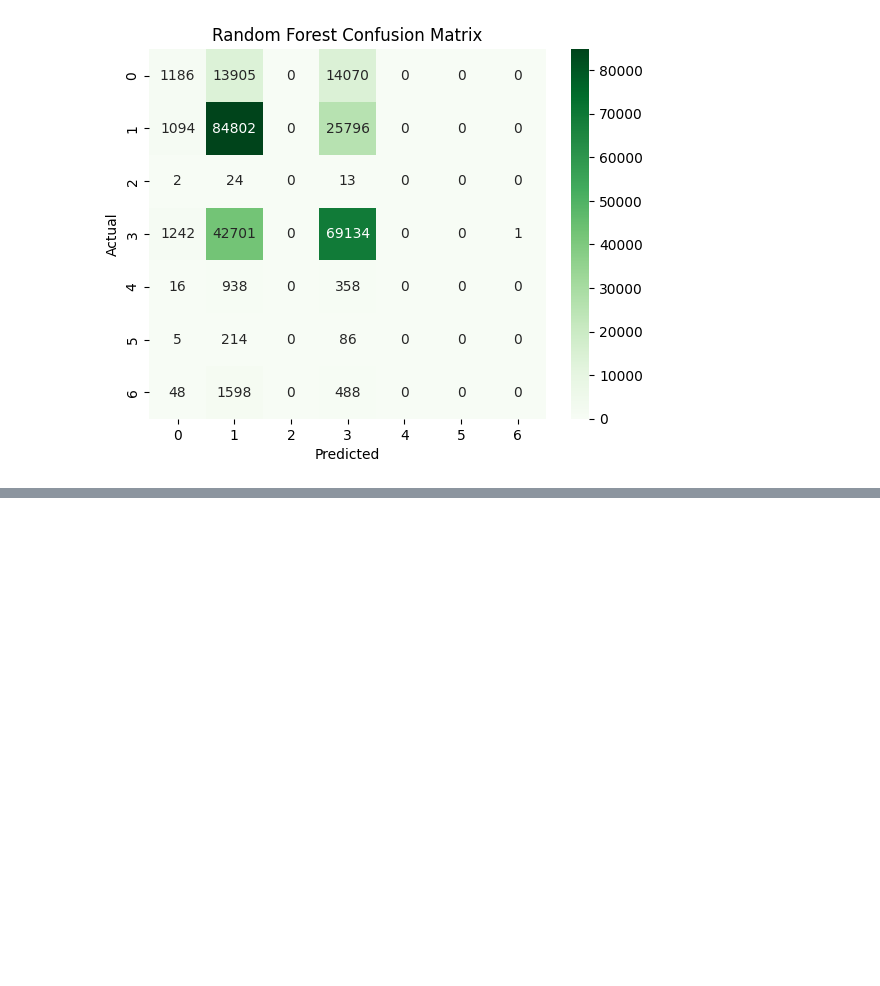
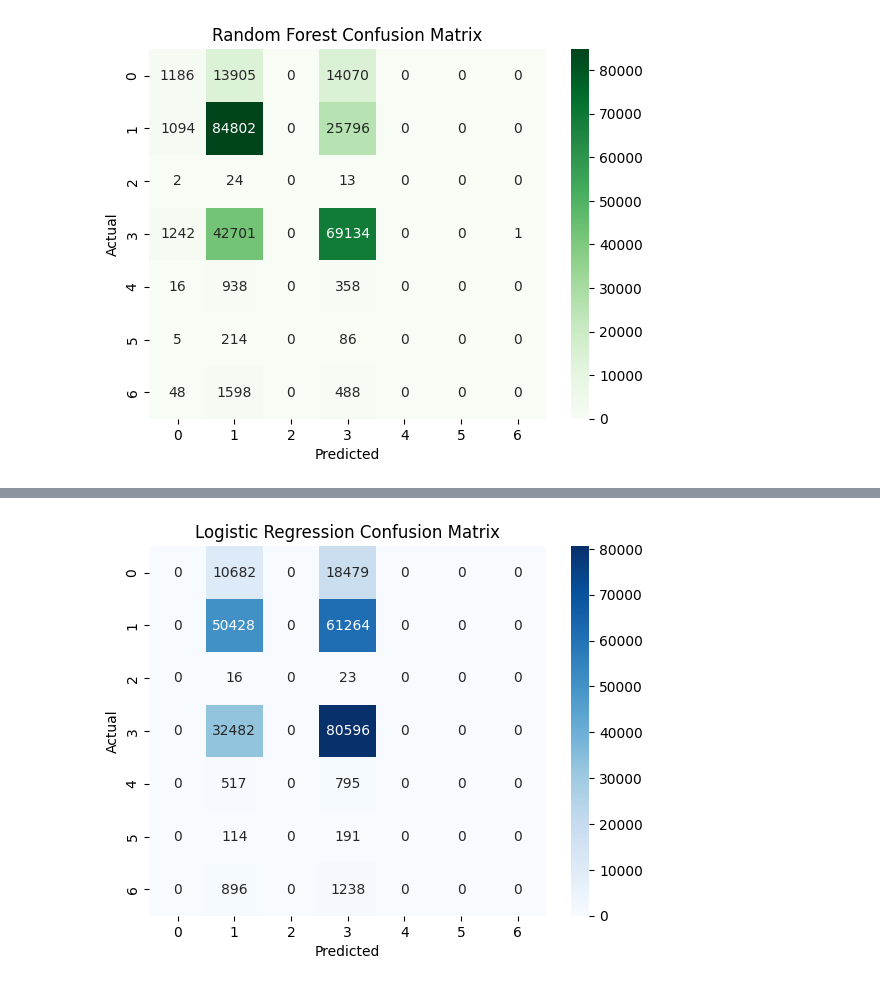
Before and after one commit to kecoaktempur/Risk-and-Finance-Management_Analisis-data-bisnis, a Jupyter notebook: adb.ipynb, the cells around one changed output, grey strips where cells are left out. Cells and saved outputs as stored; diff of their text form; code cells hidden in the pictures; blank space fills up the shorter version.

```diff
--- a/adb.ipynb
+++ b/adb.ipynb
@@ -258,0 +310,5 @@ plt.show()
+# %%
+lr_model = LogisticRegression(max_iter=1000)
+lr_model.fit(X_train, y_train)
+
+y_pred_lr = lr_model.predict(X_test)
@@ -258,0 +357,10 @@ plt.show()
+# %%
+cm_dt = confusion_matrix(y_test, y_pred_lr)
+
+sns.heatmap(cm_dt, annot=True, fmt="d", cmap="Blues")
+plt.title("Logistic Regression Confusion Matrix")
+plt.xlabel("Predicted")
+plt.ylabel("Actual")
+plt.show()
+# %% [output]
+[figure, added]
```
Also changed, not shown: parts of 11 cells of this notebook.
